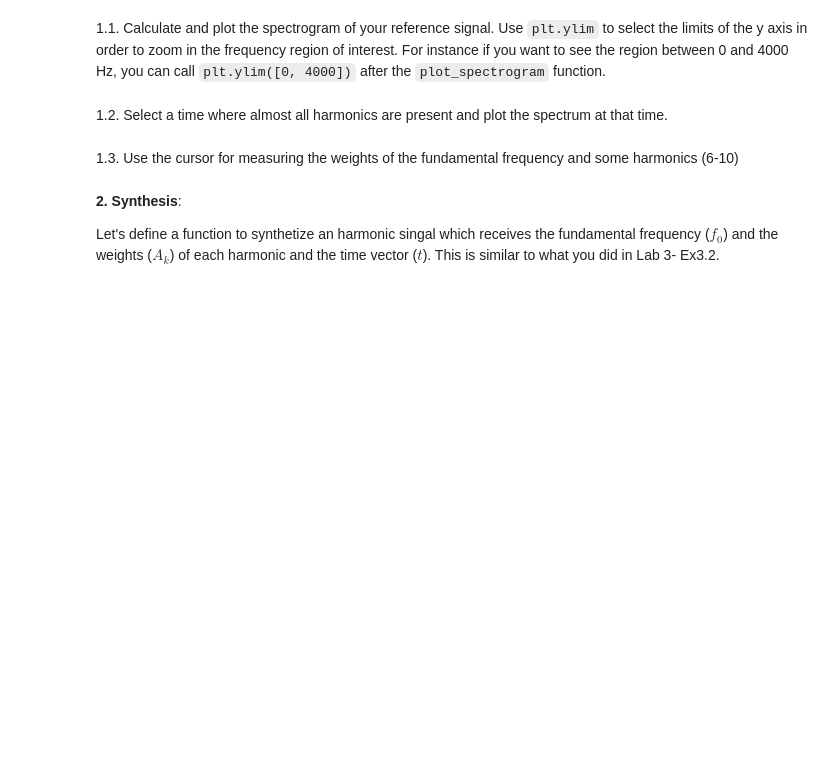
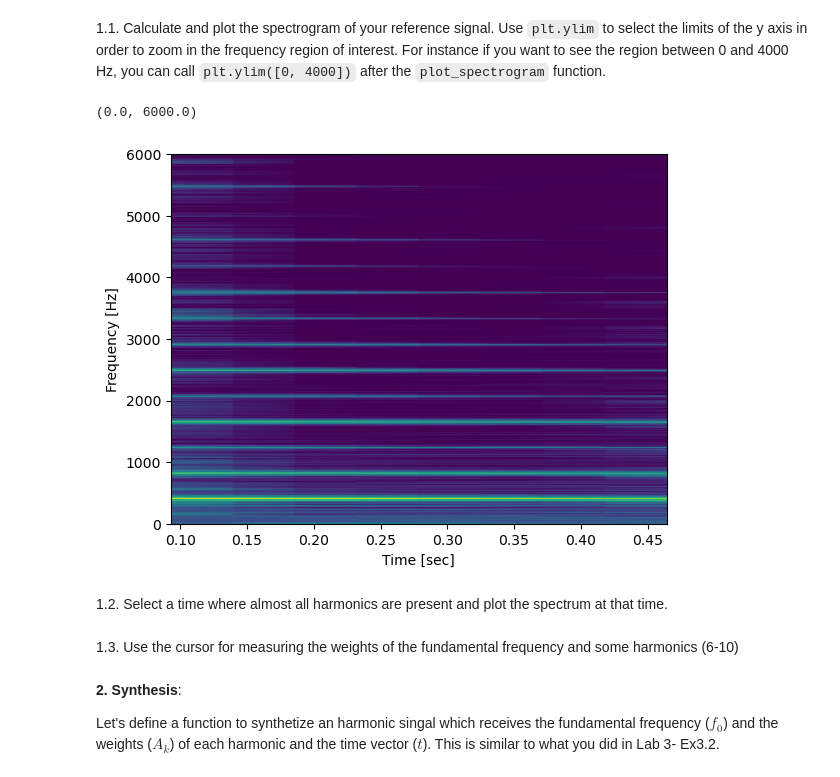
Before and after one commit to lauraceballos01/sis1_group4, a Jupyter notebook: Lab3.ipynb, the cells around one changed output. Saved outputs shown, nothing was run; the diff lists cells and outputs as text; code cells hidden in the pictures; blank space fills up the shorter version.

```diff
--- a/Lab3.ipynb
+++ b/Lab3.ipynb
@@ -44,3 +61,8 @@ NameError: name 'ff' is not defined
 1.1. Calculate and plot the spectrogram of your reference signal. Use `plt.ylim` to select the limits of the y axis in order to zoom in the frequency region of interest. For instance if you want to see the region between 0 and 4000 Hz, you can call `plt.ylim([0, 4000])` after the `plot_spectrogram` function.
 # %%
 # Write the code here
+plot_spectrogram(fs, tt, S)
+plt.ylim([0, 6000])
+# %% [output]
+(0.0, 6000.0)
+[figure, added]
```
Also changed, not shown: parts of 7 cells of this notebook.
